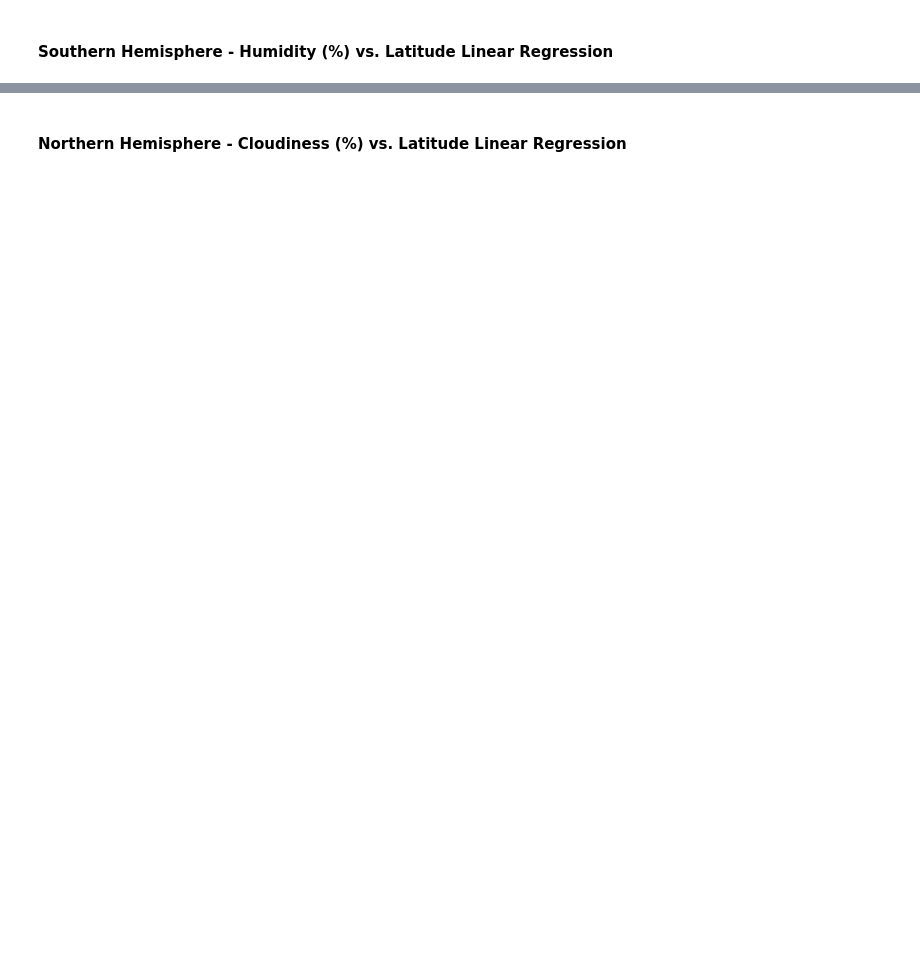
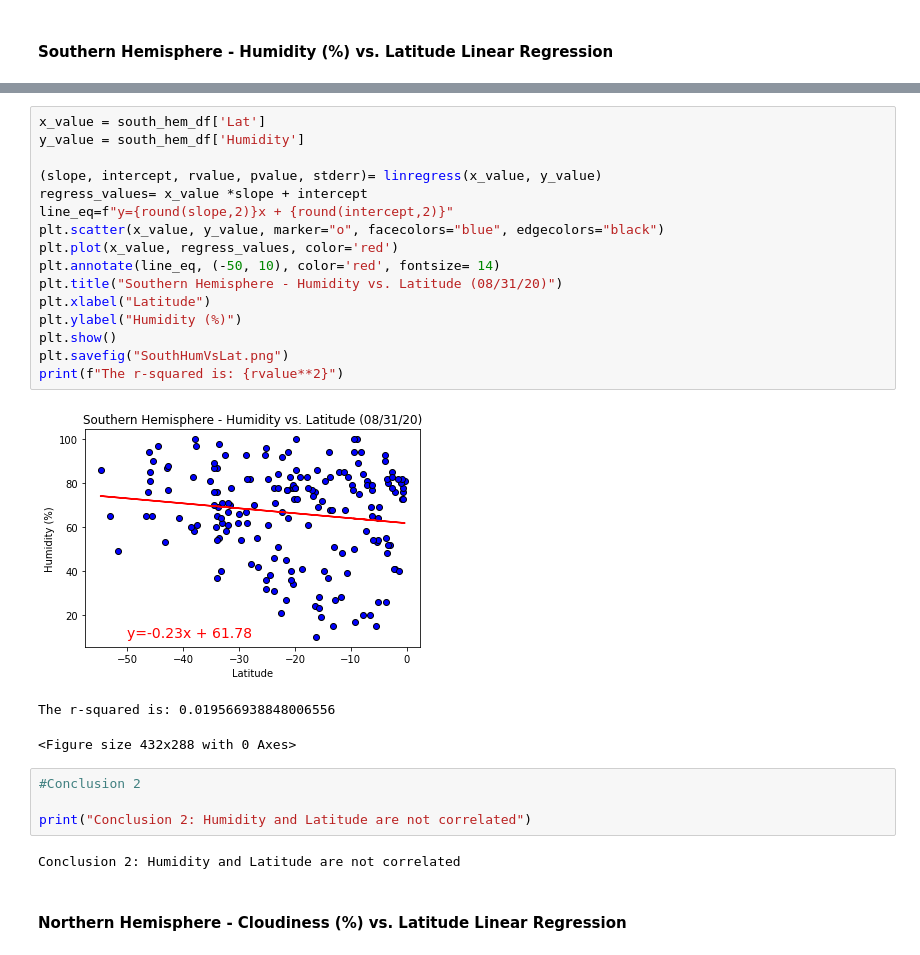
Before and after one commit to JimiJenneskens/python-api-challenge, a Jupyter notebook: WeatherPy/WeatherPy.ipynb, the cells around one changed output, grey strips where cells are left out. Saved outputs shown, nothing was run; the diff lists cells and outputs as text; blank space fills up the shorter version.

```diff
--- a/WeatherPy/WeatherPy.ipynb
+++ b/WeatherPy/WeatherPy.ipynb
@@ -304,2 +316,28 @@ The r-value is: 0.014985174297345524
+# %%
+x_value = south_hem_df['Lat']
+y_value = south_hem_df['Humidity']
+
+(slope, intercept, rvalue, pvalue, stderr)= linregress(x_value, y_value)
+regress_values= x_value *slope + intercept
+line_eq=f"y={round(slope,2)}x + {round(intercept,2)}"
+plt.scatter(x_value, y_value, marker="o", facecolors="blue", edgecolors="black")
+plt.plot(x_value, regress_values, color='red')
+plt.annotate(line_eq, (-50, 10), color='red', fontsize= 14)
+plt.title("Southern Hemisphere - Humidity vs. Latitude (08/31/20)")
+plt.xlabel("Latitude")
+plt.ylabel("Humidity (%)")
+plt.show()
+plt.savefig("SouthHumVsLat.png")
+print(f"The r-squared is: {rvalue**2}")
+# %% [output]
+[figure, added]
+The r-squared is: 0.019566938848006556
+<Figure size 432x288 with 0 Axes>
+# %%
+#Conclusion 2
+
+print("Conclusion 2: Humidity and Latitude are not correlated")
+# %% [output]
+Conclusion 2: Humidity and Latitude are not correlated
 # %% [markdown]
 ####  Northern Hemisphere - Cloudiness (%) vs. Latitude Linear Regression
```
Also changed, not shown: parts of 12 cells of this notebook, 6 other files.
